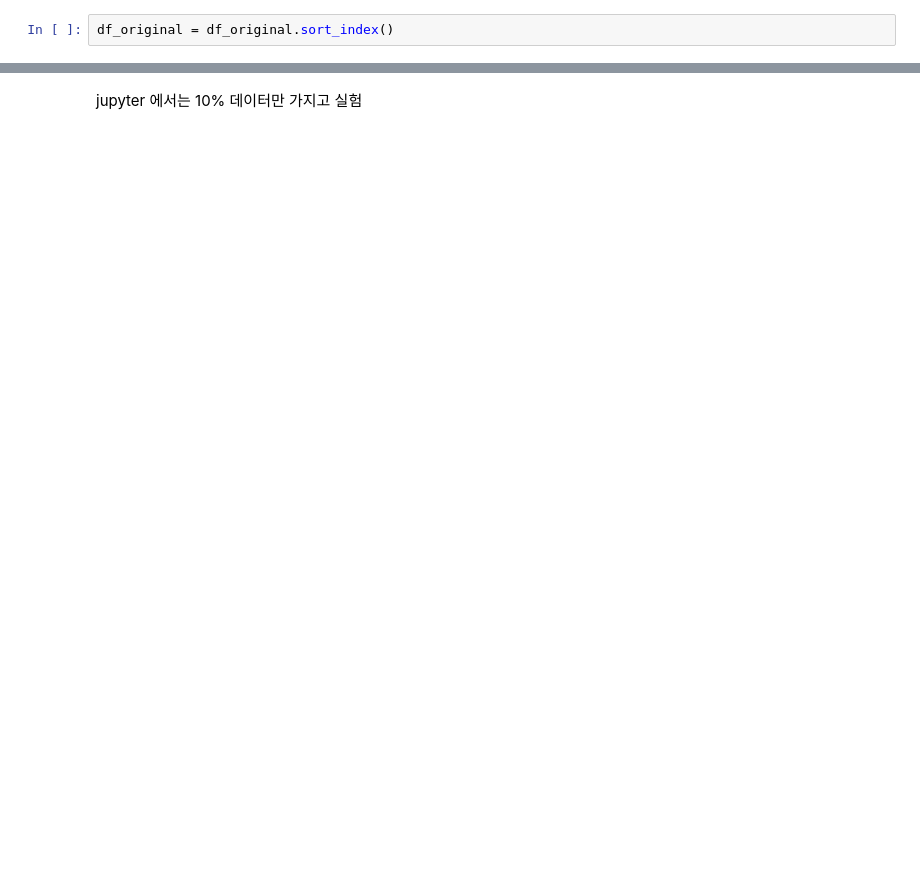
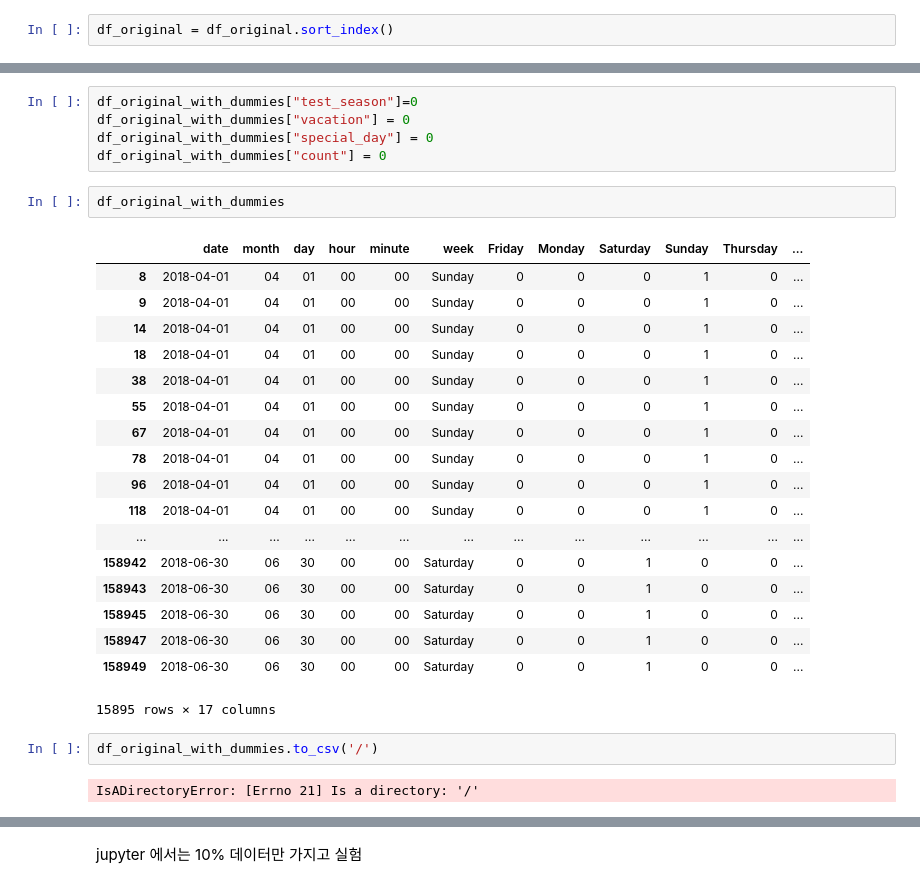
Before and after one commit to sju-coml/SAI-2019-Summer_Hackathon_Server, a Jupyter notebook: ModelTraining/Model_Making.ipynb, the cells around one changed output, grey strips where cells are left out. Cells and saved outputs as stored; diff of their text form; blank space fills up the shorter version.

```diff
--- a/ModelTraining/Model_Making.ipynb
+++ b/ModelTraining/Model_Making.ipynb
@@ -19,0 +85,30 @@ df_original = df_original.sort_index()
+# %%
+df_original_with_dummies["test_season"]=0
+df_original_with_dummies["vacation"] = 0
+df_original_with_dummies["special_day"] = 0
+df_original_with_dummies["count"] = 0
+# %%
+df_original_with_dummies
+# %% [output]
+|  | date | month | day | hour | minute | week | Friday | Monday | Saturday | Sunday | Thursday | ... |
+| 8 | 2018-04-01 | 04 | 01 | 00 | 00 | Sunday | 0 | 0 | 0 | 1 | 0 | ... |
+| 9 | 2018-04-01 | 04 | 01 | 00 | 00 | Sunday | 0 | 0 | 0 | 1 | 0 | ... |
+| 14 | 2018-04-01 | 04 | 01 | 00 | 00 | Sunday | 0 | 0 | 0 | 1 | 0 | ... |
+| 18 | 2018-04-01 | 04 | 01 | 00 | 00 | Sunday | 0 | 0 | 0 | 1 | 0 | ... |
+| 38 | 2018-04-01 | 04 | 01 | 00 | 00 | Sunday | 0 | 0 | 0 | 1 | 0 | ... |
+| 55 | 2018-04-01 | 04 | 01 | 00 | 00 | Sunday | 0 | 0 | 0 | 1 | 0 | ... |
+| 67 | 2018-04-01 | 04 | 01 | 00 | 00 | Sunday | 0 | 0 | 0 | 1 | 0 | ... |
+| 78 | 2018-04-01 | 04 | 01 | 00 | 00 | Sunday | 0 | 0 | 0 | 1 | 0 | ... |
+| 96 | 2018-04-01 | 04 | 01 | 00 | 00 | Sunday | 0 | 0 | 0 | 1 | 0 | ... |
+| 118 | 2018-04-01 | 04 | 01 | 00 | 00 | Sunday | 0 | 0 | 0 | 1 | 0 | ... |
+| ... | ... | ... | ... | ... | ... | ... | ... | ... | ... | ... | ... | ... |
+| 158942 | 2018-06-30 | 06 | 30 | 00 | 00 | Saturday | 0 | 0 | 1 | 0 | 0 | ... |
+| 158943 | 2018-06-30 | 06 | 30 | 00 | 00 | Saturday | 0 | 0 | 1 | 0 | 0 | ... |
+| 158945 | 2018-06-30 | 06 | 30 | 00 | 00 | Saturday | 0 | 0 | 1 | 0 | 0 | ... |
+| 158947 | 2018-06-30 | 06 | 30 | 00 | 00 | Saturday | 0 | 0 | 1 | 0 | 0 | ... |
+| 158949 | 2018-06-30 | 06 | 30 | 00 | 00 | Saturday | 0 | 0 | 1 | 0 | 0 | ... |
+15895 rows × 17 columns
+# %%
+df_original_with_dummies.to_csv('/')
+# %% [output]
+IsADirectoryError: [Errno 21] Is a directory: '/'
```
Also changed, not shown: parts of 26 cells of this notebook, 3 other files.
